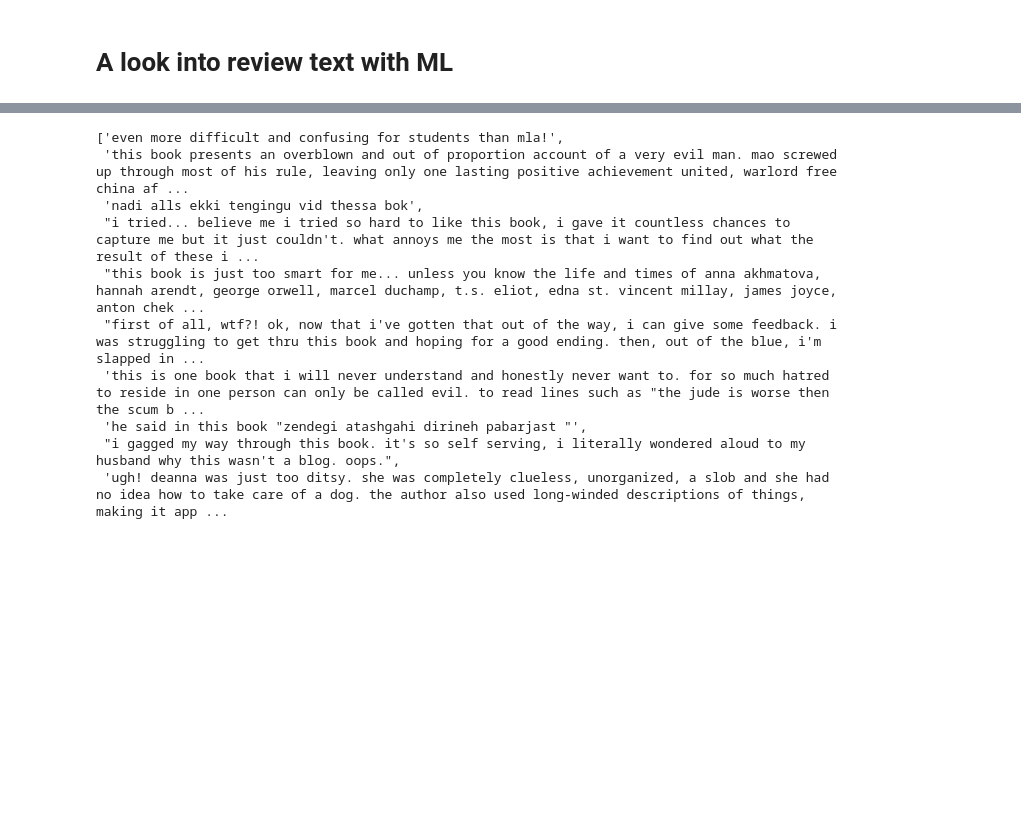
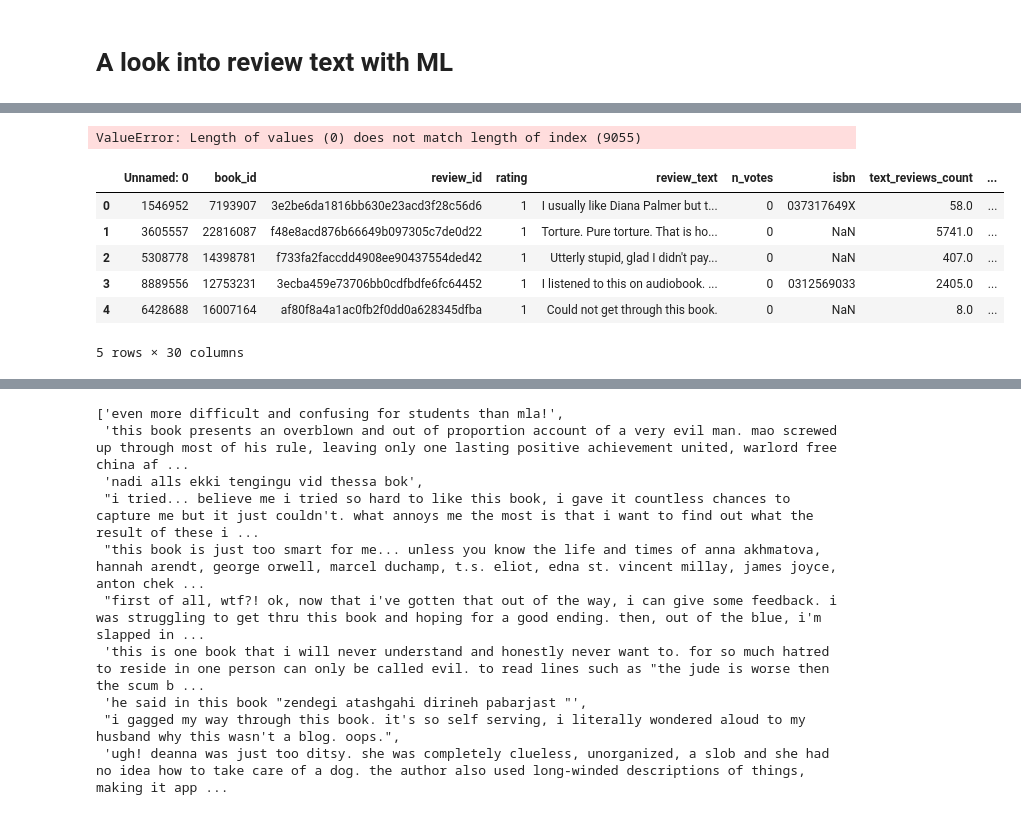
Before and after one commit to Mcjack1999/Goodratings, a Jupyter notebook: Goodreads.ipynb, the cells around one changed output, grey strips where cells are left out. Drawn from its saved outputs; the diff is of its cells as text; code cells hidden in the pictures; blank space fills up the shorter version.

Commit message:
keywords error

```diff
--- a/Goodreads.ipynb
+++ b/Goodreads.ipynb
@@ -992,10 +1056,10 @@ def extract_keywords_in_batches(docs, batch_size=250, top_n=5):
         batch = docs[i:i+batch_size]
         keywords = kw_model.extract_keywords(
             batch,
-            keyphrase_ngram_range=(1, 3), #looks for 1-word to 3-word phrases
-            stop_words='english', #removes common stopwords
-            top_n=top_n, #keeps top 5 keywords per doc
-            use_maxsum=True #ensures keywords are diverse
+            keyphrase_ngram_range=(2, 4),
+            stop_words=custom_stopwords,  # your refined list
+            top_n=top_n,
+            use_mmr=True  # favors relevance & slight diversity
         )
         all_keywords.extend(keywords)
     return all_keywords
@@ -1002,14 +1068,26 @@ def extract_keywords_in_batches(docs, batch_size=250, top_n=5):
 # %%
 # Drop NaNs or empty strings from reviews
-df_clean = sample_1star[sample_1star['review_text'].notna() & sample_1star['review_text'].str.strip().ne("")].copy()
+df_clean = sample_1star[sample_1star['review_clean'].notna() & sample_1star['review_clean'].str.strip().ne("")].copy()
 
 # Reset index to make batch slicing easier
 df_clean = df_clean.reset_index(drop=True)
 
 # Extract keywords in batches
-all_keywords = extract_keywords_in_batches(df_clean['review_text'].tolist(), top_n=5)
+all_keywords = extract_keywords_in_batches(df_clean['review_clean'].tolist(), top_n=5)
 
 # Add keywords back to the DataFrame
 df_clean['review_keywords'] = [
     ', '.join([kw for kw, score in kws]) for kws in all_keywords
 ]
+# %% [output]
+ValueError: Length of values (0) does not match length of index (9055)
+# %%
+df_clean.head()
+# %% [output]
+|  | Unnamed: 0 | book_id | review_id | rating | review_text | n_votes | isbn | text_reviews_count | ... |
+| 0 | 1546952 | 7193907 | 3e2be6da1816bb630e23acd3f28c56d6 | 1 | I usually like Diana Palmer but t... | 0 | 037317649X | 58.0 | ... |
+| 1 | 3605557 | 22816087 | f48e8acd876b66649b097305c7de0d22 | 1 | Torture. Pure torture. That is ho... | 0 | NaN | 5741.0 | ... |
+| 2 | 5308778 | 14398781 | f733fa2faccdd4908ee90437554ded42 | 1 | Utterly stupid, glad I didn't pay... | 0 | NaN | 407.0 | ... |
+| 3 | 8889556 | 12753231 | 3ecba459e73706bb0cdfbdfe6fc64452 | 1 | I listened to this on audiobook. ... | 0 | 0312569033 | 2405.0 | ... |
+| 4 | 6428688 | 16007164 | af80f8a4a1ac0fb2f0dd0a628345dfba | 1 | Could not get through this book. | 0 | NaN | 8.0 | ... |
+5 rows × 30 columns
```
Also changed, not shown: parts of 3 cells of this notebook.
